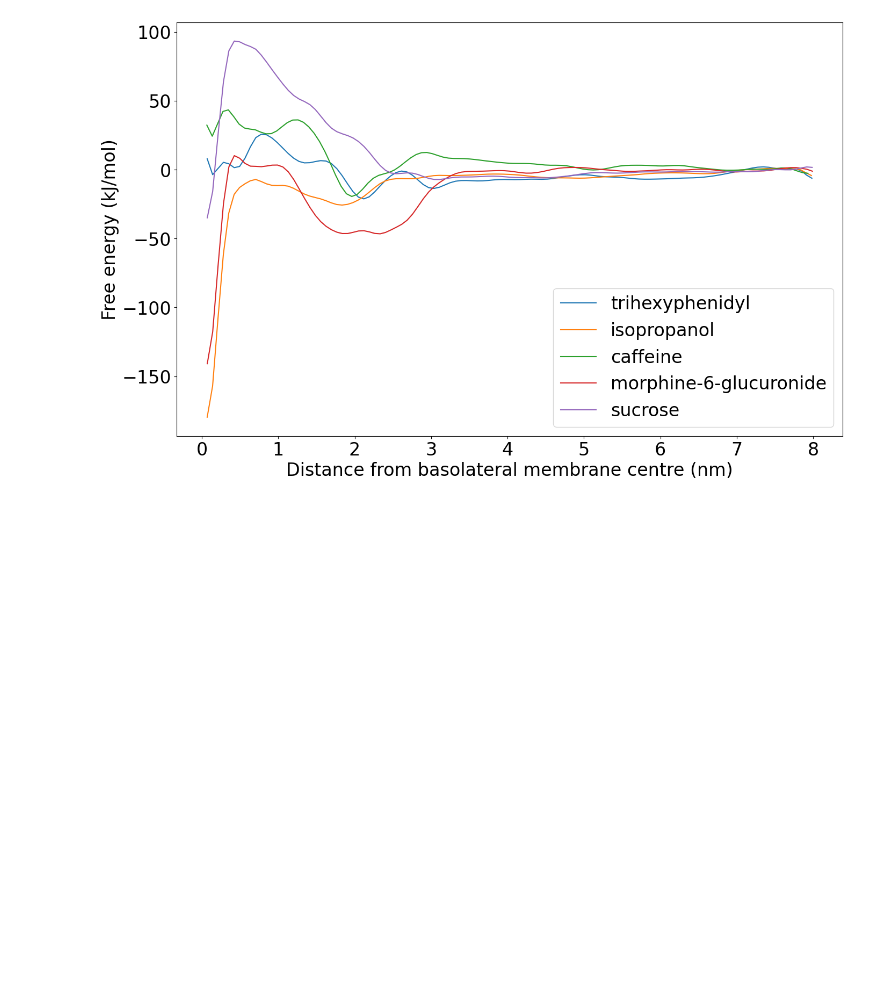
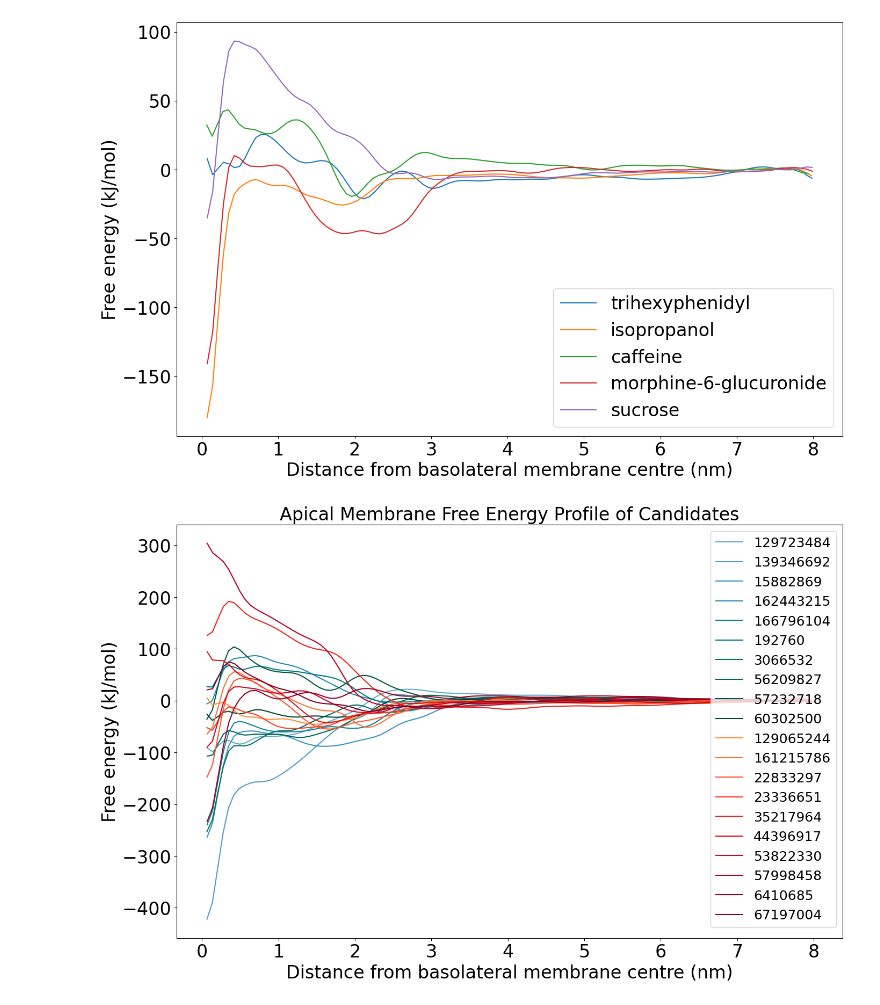
Before and after one commit to HenryJia/BBBP-MD, a Jupyter notebook: ipynb/plot_results.ipynb, the cells around one changed output. Cells and saved outputs as stored; diff of their text form; code cells hidden in the pictures; blank space fills up the shorter version.

Commit message:
Add all the new plots I forgot to commit

```diff
--- a/ipynb/plot_results.ipynb
+++ b/ipynb/plot_results.ipynb
@@ -336,3 +365,24 @@ for mem in membranes:
 # %% [output]
 [figure]
 [figure]
+# %%
+cmap_pos = matplotlib.colormaps['PuBuGn'](np.linspace(0.5, 1, len(pos_cand)))
+cmap_neg = matplotlib.colormaps['YlOrRd'](np.linspace(0.5, 1, len(neg_cand)))
+
+plt.figure(figsize=(16, 10))
+plt.title('Apical Membrane Free Energy Profile of Candidates', fontsize=24)
+
+for i, idx in enumerate(apical_pos_fes):
+    plt.plot(apical_pos_fes[idx]['d_abs'], apical_pos_fes[idx]['G'], label=idx, color=cmap_pos[i])
+
+for i, idx in enumerate(apical_neg_fes):
+    plt.plot(apical_neg_fes[idx]['d_abs'], apical_neg_fes[idx]['G'], label=idx, color=cmap_neg[i])
+
+plt.xlabel("Distance from " + mem + " membrane centre (nm)", fontsize=24)
+plt.ylabel("Free energy (kJ/mol)", fontsize=24)
+plt.xticks(fontsize=24)
+plt.yticks(fontsize=24)
+plt.legend(fontsize=18)
+plt.savefig("apical_fes.png")
+# %% [output]
+[figure, added]
```
Also changed, not shown: parts of 13 cells of this notebook, 13 other files.
